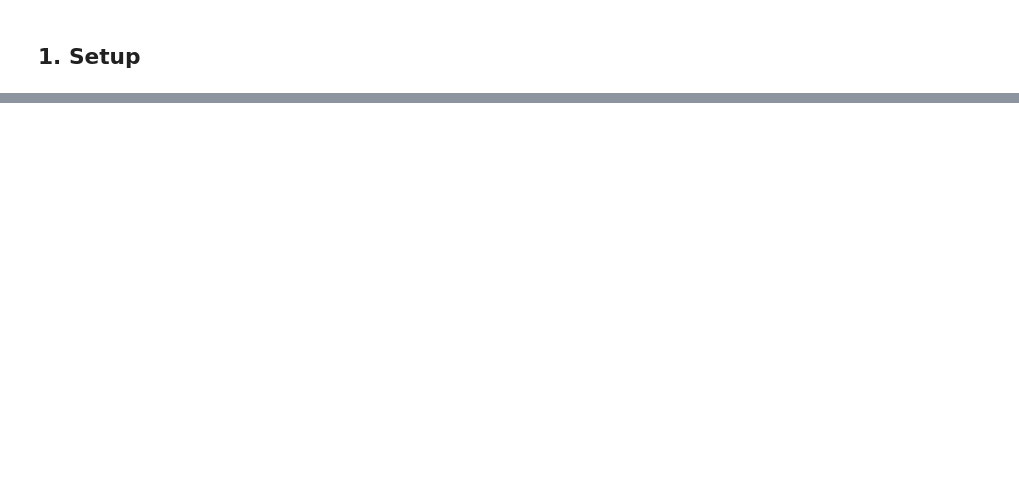
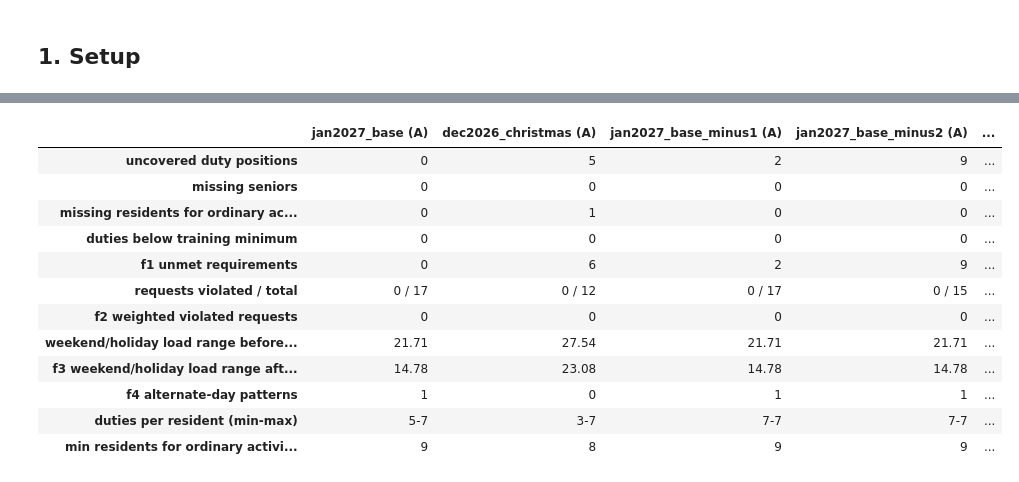
Before and after one commit to claudialbombin/medical-roster-optimization, a Jupyter notebook: notebooks/02_baseline_model.ipynb, the cells around one changed output, grey strips where cells are left out. Drawn from its saved outputs; the diff is of its cells as text; code cells hidden in the pictures; blank space fills up the shorter version.

```diff
--- a/notebooks/02_baseline_model.ipynb
+++ b/notebooks/02_baseline_model.ipynb
@@ -164,0 +308,3 @@ Roster table, unmet requirements by type, violated requests, weekend/holiday loa
+# %%
+baseline_kpis = kpis(roster, base)
+baseline_kpis
@@ -164,0 +404,36 @@ Roster table, unmet requirements by type, violated requests, weekend/holiday loa
+# %%
+results = [baseline_kpis]
+
+dec = load_instance("dec2026_christmas")
+dec_roster = solve(build_model(dec, "A"))
+assert validate(dec_roster, dec).sum() == 0
+results.append(kpis(dec_roster, dec))
+
+removal_order = ["R15", "R08", "R05", "R14"]  # one R5, one R3, one R2, another R5
+for k in range(1, len(removal_order) + 1):
+    reduced = drop_residents(base, removal_order[:k])
+    r_roster = solve(build_model(reduced, "A"))
+    assert validate(r_roster, reduced).sum() == 0
+    results.append(kpis(r_roster, reduced))
+
+b_roster = solve(build_model(base, "B"))
+assert validate(b_roster, base, "B").sum() == 0
+results.append(kpis(b_roster, base, "B"))
+
+summary = pd.concat(results, axis=1)
+summary.to_csv(TAB_DIR / "checkpoint_summary.csv")
+summary
+# %% [output]
+|  | jan2027_base (A) | dec2026_christmas (A) | jan2027_base_minus1 (A) | jan2027_base_minus2 (A) | ... |
+| uncovered duty positions | 0 | 5 | 2 | 9 | ... |
+| missing seniors | 0 | 0 | 0 | 0 | ... |
+| missing residents for ordinary ac... | 0 | 1 | 0 | 0 | ... |
+| duties below training minimum | 0 | 0 | 0 | 0 | ... |
+| f1 unmet requirements | 0 | 6 | 2 | 9 | ... |
+| requests violated / total | 0 / 17 | 0 / 12 | 0 / 17 | 0 / 15 | ... |
+| f2 weighted violated requests | 0 | 0 | 0 | 0 | ... |
+| weekend/holiday load range before... | 21.71 | 27.54 | 21.71 | 21.71 | ... |
+| f3 weekend/holiday load range aft... | 14.78 | 23.08 | 14.78 | 14.78 | ... |
+| f4 alternate-day patterns | 1 | 0 | 1 | 1 | ... |
+| duties per resident (min-max) | 5-7 | 3-7 | 7-7 | 7-7 | ... |
+| min residents for ordinary activi... | 9 | 8 | 9 | 9 | ... |
```
Also changed, not shown: parts of 61 cells of this notebook, 3 other files.
